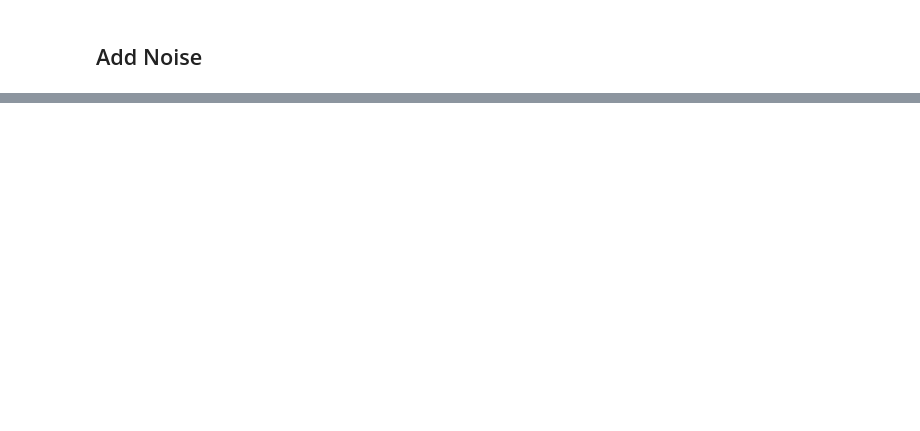
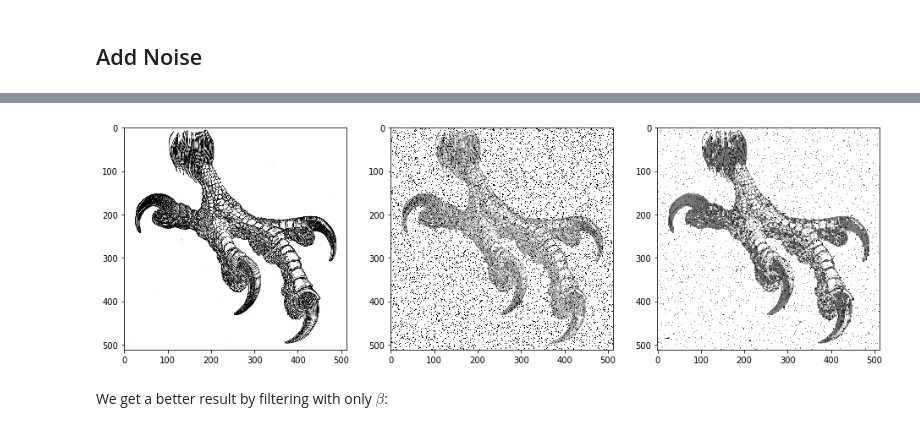
Before and after one commit to brennanmcfarland/pgm, a Jupyter notebook: Homework 2 Excercise 3.ipynb, the cells around one changed output, grey strips where cells are left out. Cells and saved outputs as stored; diff of their text form; code cells hidden in the pictures; blank space fills up the shorter version.

```diff
--- a/Homework 2 Excercise 3.ipynb
+++ b/Homework 2 Excercise 3.ipynb
@@ -62,0 +141,21 @@ Thus the joint distribution over $x$ and $y$ i
+# %%
+def defaultEnergyFunction(hidden, observation, alpha = 1, beta = 1, eta = 1):
+    # create filter for beta term
+    Tb = np.asarray([[0, 1.0, 0], [1.0, 0, 1.0], [0, 1.0, 0]])
+    # convolve hidden image with term B's filter
+    matB = conv2d(hidden, Tb, 'same')
+    # calculate energy map
+    mapE = hidden * (alpha - beta * matB - eta * observation)
+    # get mean of matrix as energy
+    E = np.mean(mapE)
+    # calculate energy difference map
+    dE = -2 * mapE
+
+    return E, dE
+# %%
+imrec = denoise(imnsy, defaultEnergyFunction)
+showimgs(imorg, imnsy, imrec, ncol = 3)
+# %% [output]
+[figure, added]
+# %% [markdown]
+We get a better result by filtering with only $\beta$:
```
Also changed, not shown: parts of 22 cells of this notebook, 2 other files.
